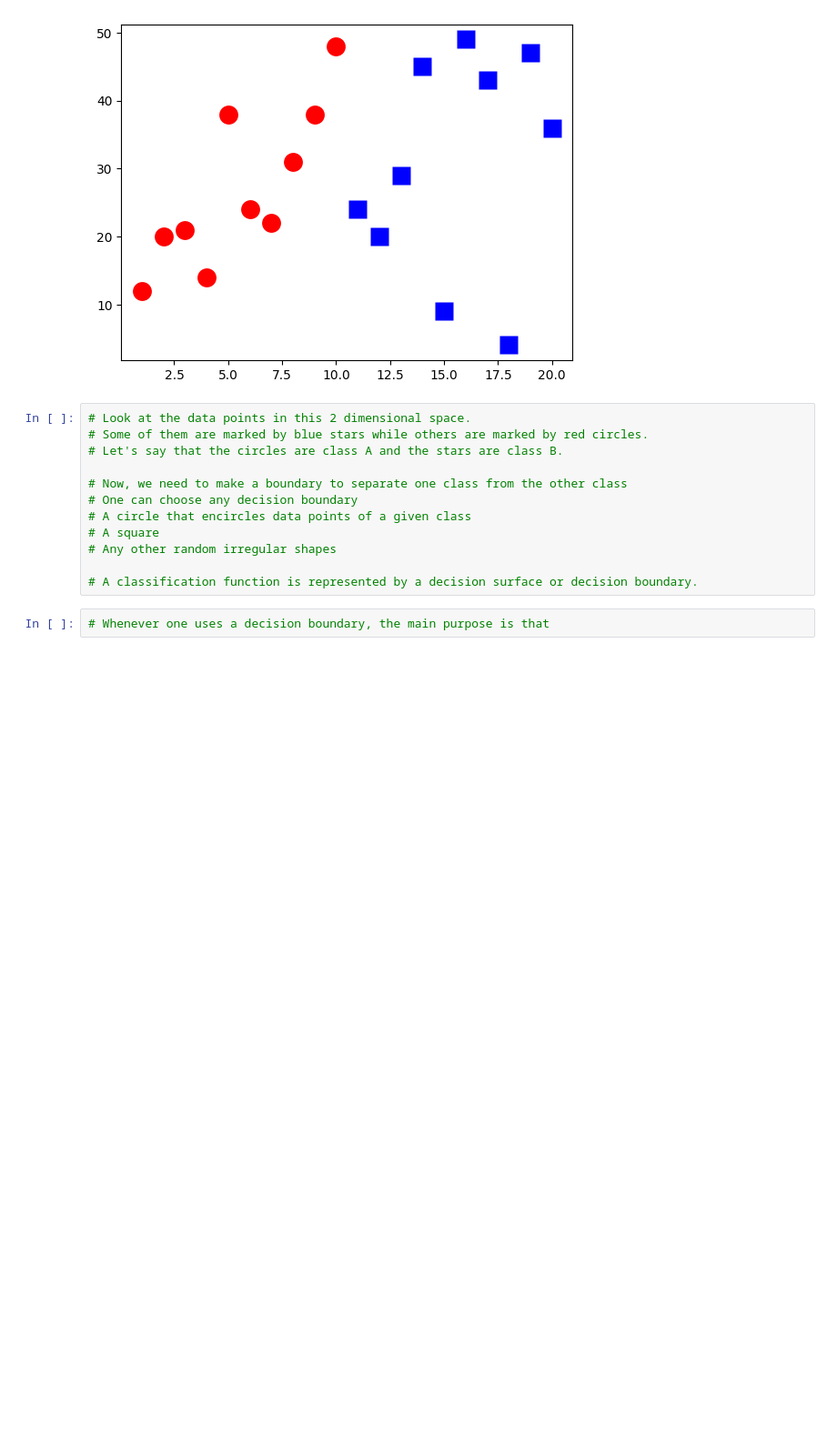
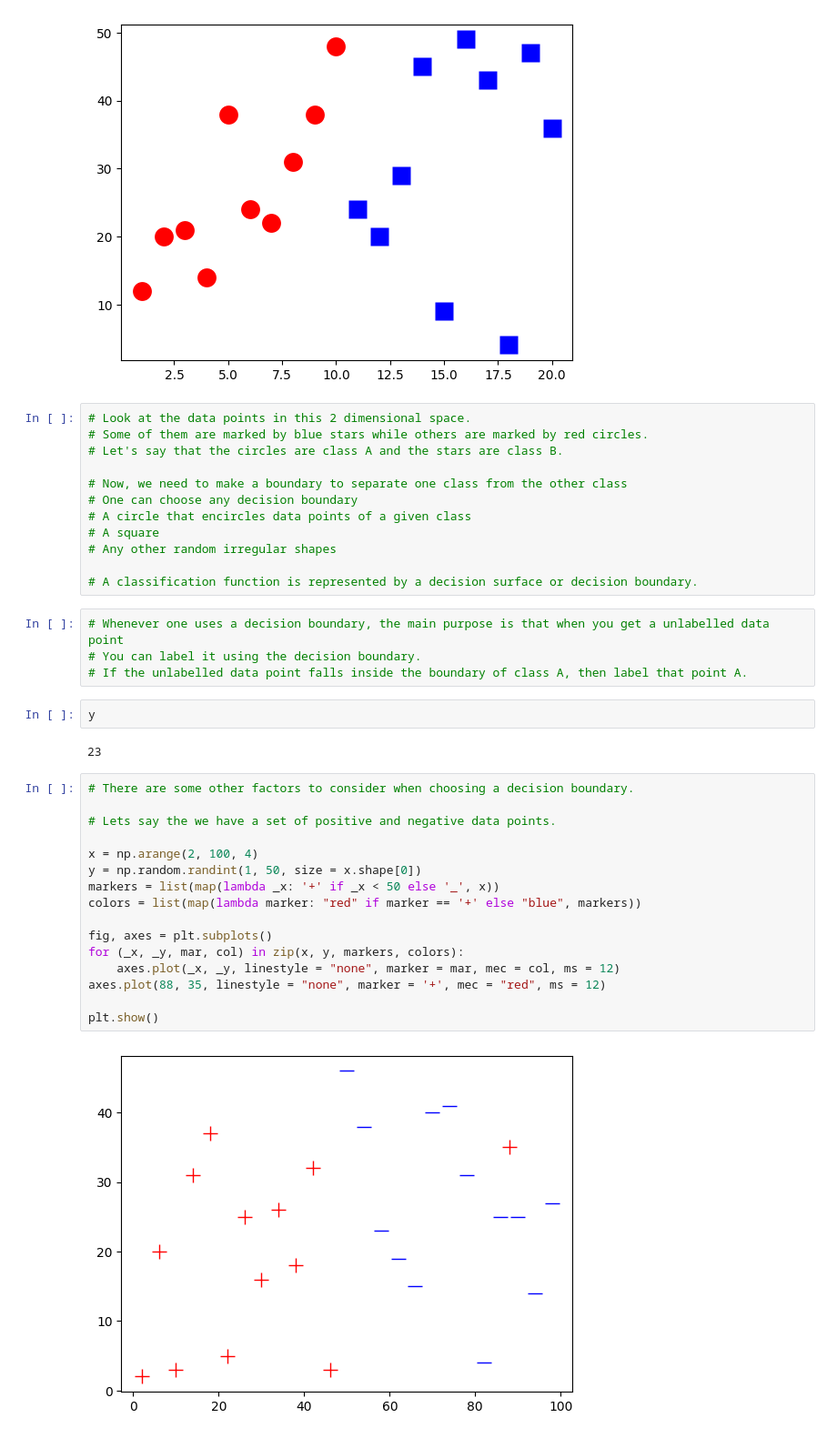
Before and after one commit to anoban/Applied-Text-Mining-in-Python, a Jupyter notebook: anoban/Support Vector Machines.ipynb, the cells around one changed output. Shown: that part at 91% size. Saved outputs shown, nothing was run; the diff lists cells and outputs as text; blank space fills up the shorter version.

```diff
--- a/anoban/Support Vector Machines.ipynb
+++ b/anoban/Support Vector Machines.ipynb
@@ -69,4 +71,28 @@ plt.show()
 
 # A classification function is represented by a decision surface or decision boundary.
 # %%
-# Whenever one uses a decision boundary, the main purpose is that
+# Whenever one uses a decision boundary, the main purpose is that when you get a unlabelled data point
+# You can label it using the decision boundary.
+# If the unlabelled data point falls inside the boundary of class A, then label that point A.
+# %%
+y
+# %% [output]
+23
+# %%
+# There are some other factors to consider when choosing a decision boundary.
+
+# Lets say the we have a set of positive and negative data points.
+
+x = np.arange(2, 100, 4)
+y = np.random.randint(1, 50, size = x.shape[0])
+markers = list(map(lambda _x: '+' if _x < 50 else '_', x))
+colors = list(map(lambda marker: "red" if marker == '+' else "blue", markers))
+
+fig, axes = plt.subplots()
+for (_x, _y, mar, col) in zip(x, y, markers, colors):
+    axes.plot(_x, _y, linestyle = "none", marker = mar, mec = col, ms = 12)
+axes.plot(88, 35, linestyle = "none", marker = '+', mec = "red", ms = 12)
+
+plt.show()
+# %% [output]
+[figure, added]
```
Also changed, not shown: parts of 9 cells of this notebook.
